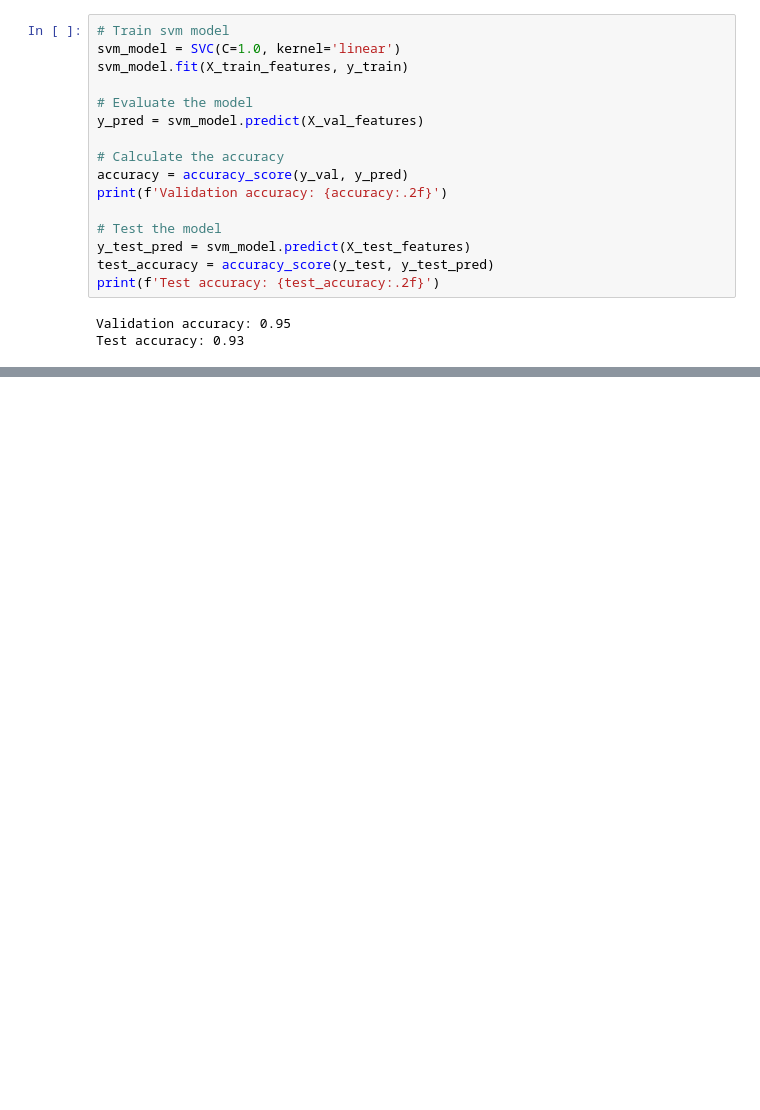
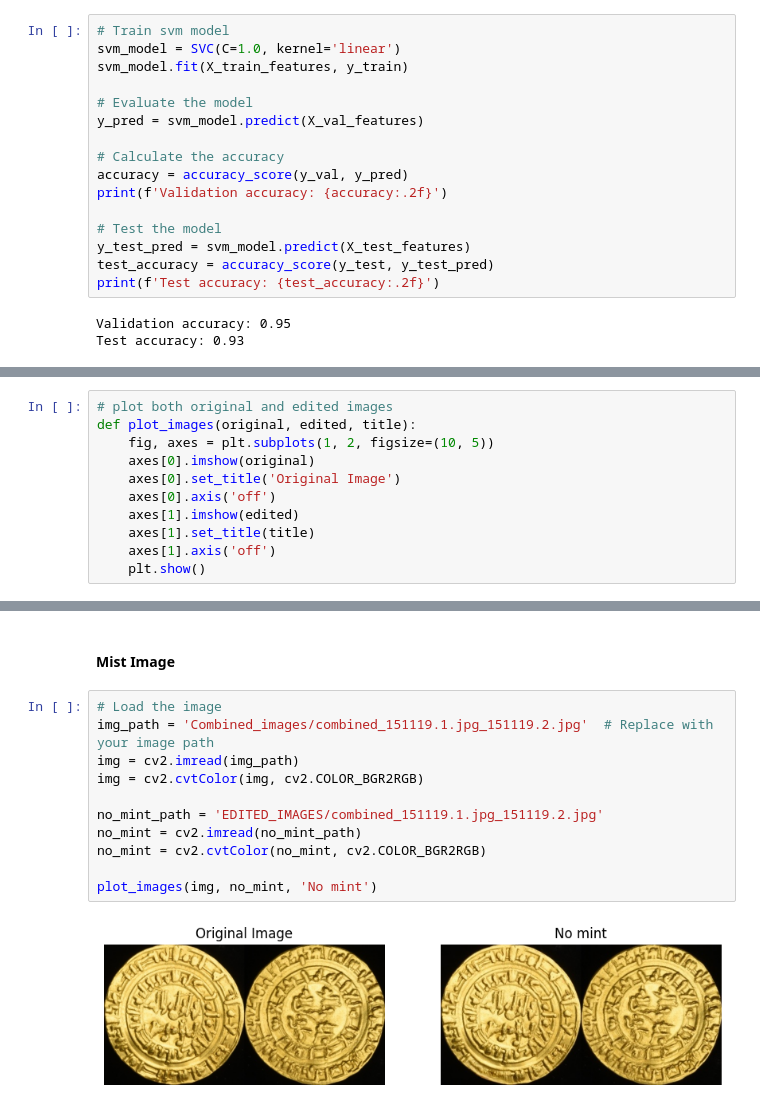
Before and after one commit to Aviost111/final_proj, a Jupyter notebook: feature_extraction_and_gradcam.ipynb, the cells around one changed output, grey strips where cells are left out. Cells and saved outputs as stored; diff of their text form; blank space fills up the shorter version.

Commit message:
Add EDITED_IMAGES folder

```diff
--- a/feature_extraction_and_gradcam.ipynb
+++ b/feature_extraction_and_gradcam.ipynb
@@ -468,0 +477,11 @@ Test accuracy: 0.93
+# %%
+# plot both original and edited images
+def plot_images(original, edited, title):
+    fig, axes = plt.subplots(1, 2, figsize=(10, 5))
+    axes[0].imshow(original)
+    axes[0].set_title('Original Image')
+    axes[0].axis('off')
+    axes[1].imshow(edited)
+    axes[1].set_title(title)
+    axes[1].axis('off')
+    plt.show()
@@ -468,0 +496,15 @@ Test accuracy: 0.93
+# %% [markdown]
+#### Mist Image
+# %%
+# Load the image
+img_path = 'Combined_images/combined_151119.1.jpg_151119.2.jpg'  # Replace with your image path
+img = cv2.imread(img_path)
+img = cv2.cvtColor(img, cv2.COLOR_BGR2RGB)
+
+no_mint_path = 'EDITED_IMAGES/combined_151119.1.jpg_151119.2.jpg'
+no_mint = cv2.imread(no_mint_path)
+no_mint = cv2.cvtColor(no_mint, cv2.COLOR_BGR2RGB)
+
+plot_images(img, no_mint, 'No mint')
+# %% [output]
+[figure, added]
```
Also changed, not shown: parts of 6 cells of this notebook, 2 other files.
